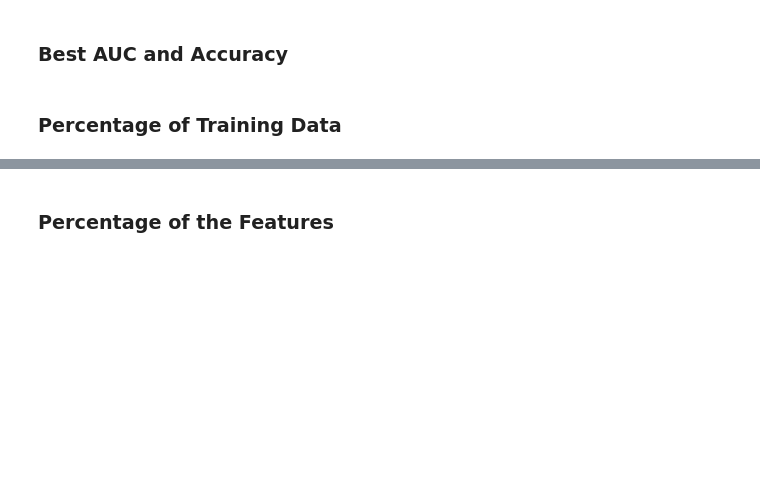
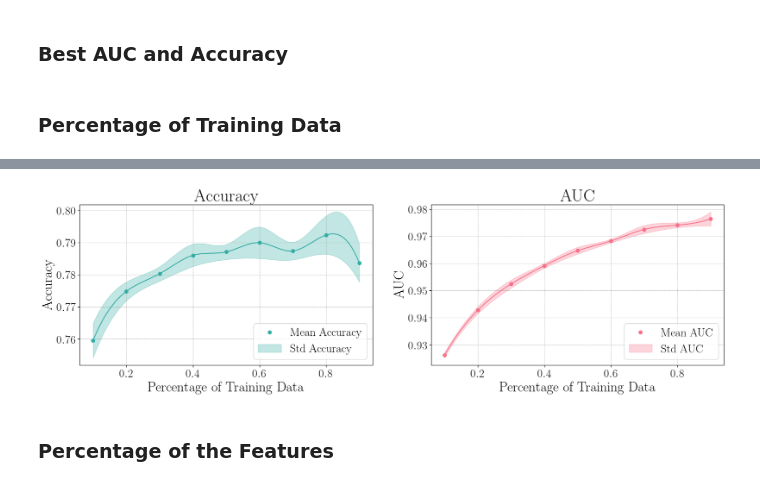
Before and after one commit to paololapo/NetworkReconstruction, a Jupyter notebook: GNN/networkReconstruction.ipynb, the cells around one changed output, grey strips where cells are left out. Saved outputs shown, nothing was run; the diff lists cells and outputs as text; code cells hidden in the pictures; blank space fills up the shorter version.

```diff
--- a/GNN/networkReconstruction.ipynb
+++ b/GNN/networkReconstruction.ipynb
@@ -1380,3 +1404,11 @@ plt.legend()
+# %%
+fig, ax = plot_percentage('Percentage of Training Data', percentages,
+                          test_accuracy_auc_mean, test_accuracy_auc_std,
+                          test_accuracy_acc_mean, test_accuracy_acc_std)
+
+fig.show();
+# %% [output]
+[figure, added]
 # %% [markdown]
 ### Percentage of the Features
 # %%
```
Also changed, not shown: parts of 29 cells of this notebook.
